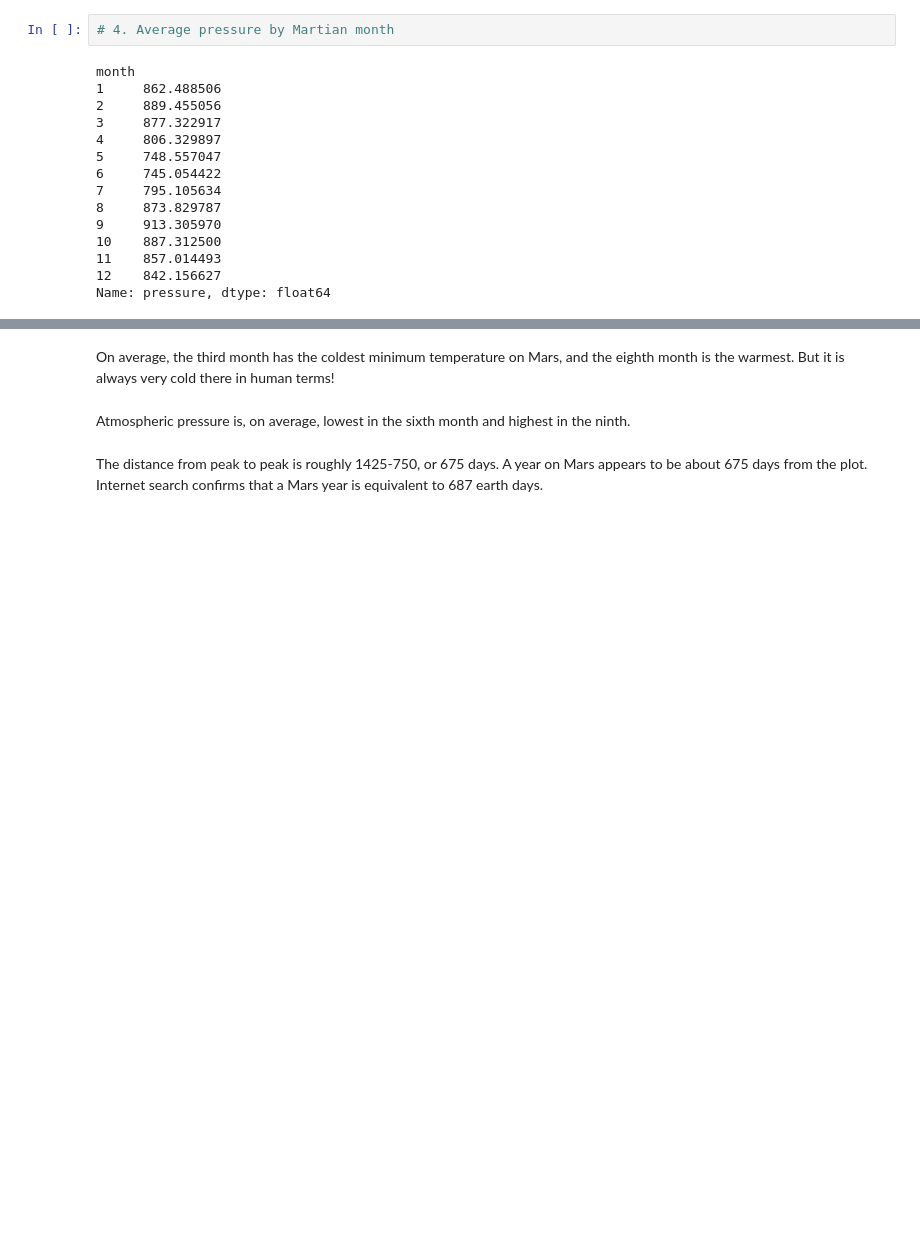
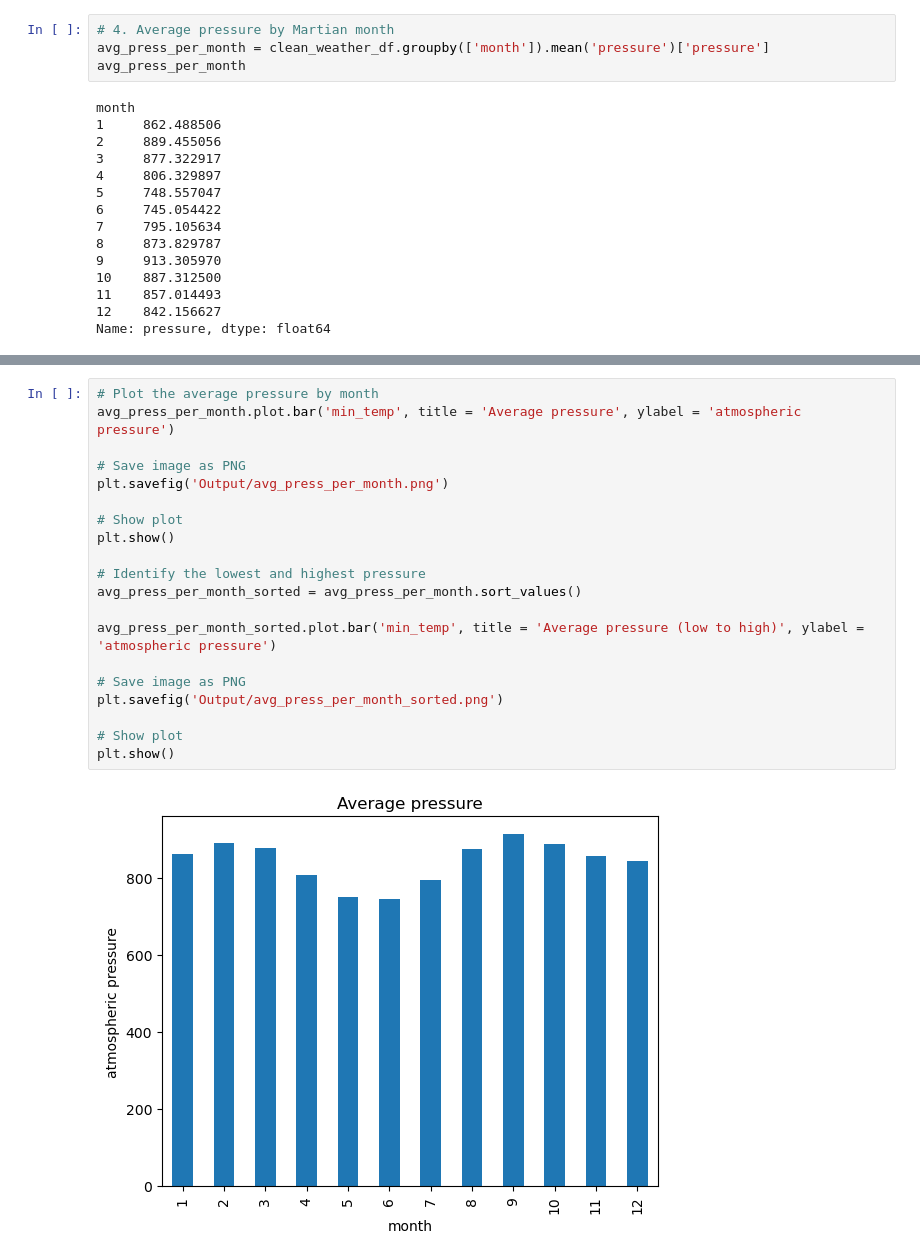
Before and after one commit to benoitchamot/MarsScraping, a Jupyter notebook: part_2_mars_weather.ipynb, the cells around one changed output, grey strips where cells are left out. Cells and saved outputs as stored; diff of their text form; blank space fills up the shorter version.

```diff
--- a/part_2_mars_weather.ipynb
+++ b/part_2_mars_weather.ipynb
@@ -214,5 +283,7 @@ Name: min_temp, dtype: float64
 # %%
 # 4. Average pressure by Martian month
+avg_press_per_month = clean_weather_df.groupby(['month']).mean('pressure')['pressure']
+avg_press_per_month
 # %% [output]
 month
 1     862.488506
@@ -239,6 +302,22 @@ Name: pressure, dtype: float64
-# %% [markdown]
-On average, the third month has the coldest minimum temperature on Mars, and the eighth month is the warmest. But it is always very cold there in human terms!
-# %% [markdown]
-Atmospheric pressure is, on average, lowest in the sixth month and highest in the ninth.
-# %% [markdown]
-The distance from peak to peak is roughly 1425-750, or 675 days. A year on Mars appears to be about 675 days from the plot. Internet search confirms that a Mars year is equivalent to 687 earth days.
+# %%
+# Plot the average pressure by month
+avg_press_per_month.plot.bar('min_temp', title = 'Average pressure', ylabel = 'atmospheric pressure')
+
+# Save image as PNG
+plt.savefig('Output/avg_press_per_month.png')
+
+# Show plot
+plt.show()
+
+# Identify the lowest and highest pressure
+avg_press_per_month_sorted = avg_press_per_month.sort_values()
+
+avg_press_per_month_sorted.plot.bar('min_temp', title = 'Average pressure (low to high)', ylabel = 'atmospheric pressure')
+
+# Save image as PNG
+plt.savefig('Output/avg_press_per_month_sorted.png')
+
+# Show plot
+plt.show()
+# %% [output]
+[figure, added]
```
Also changed, not shown: parts of 16 cells of this notebook, 6 other files.
